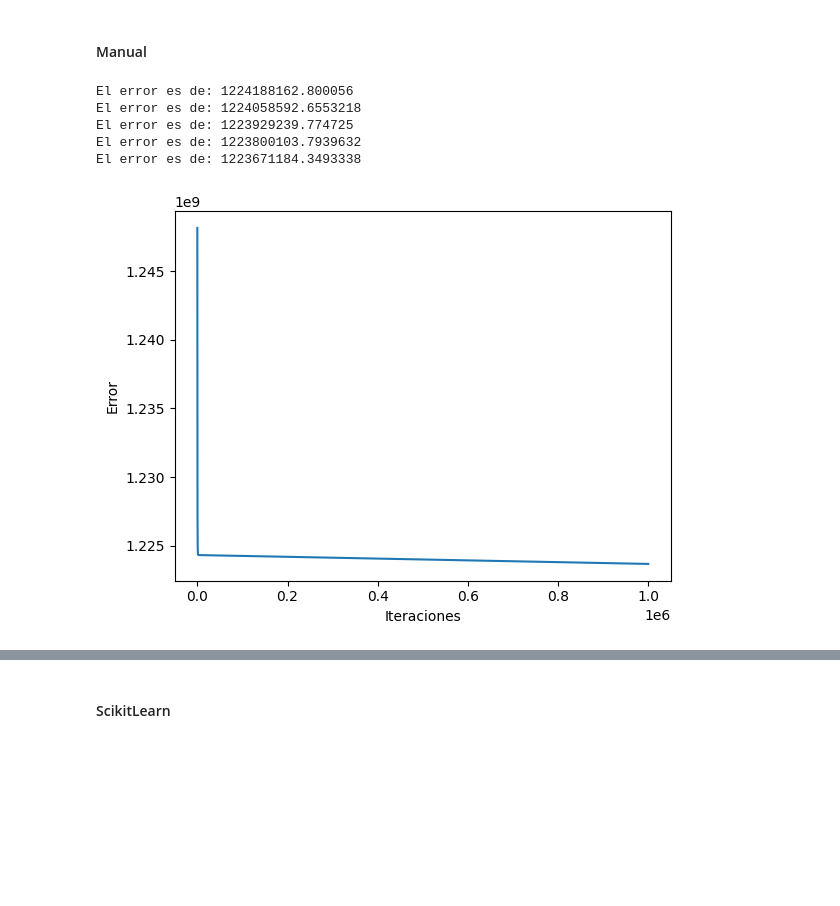
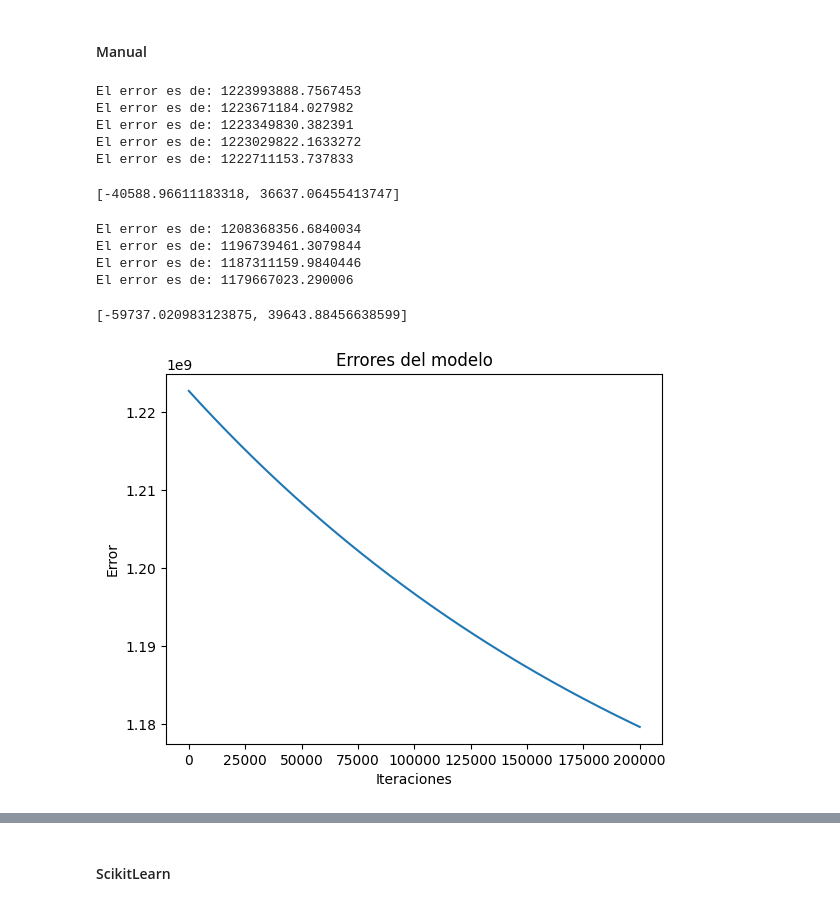
Before and after one commit to sergioguzman27/proyecto-regresion, a Jupyter notebook: main.ipynb, the cells around one changed output, grey strips where cells are left out. Cells and saved outputs as stored; diff of their text form; code cells hidden in the pictures; blank space fills up the shorter version.

```diff
--- a/main.ipynb
+++ b/main.ipynb
@@ -79,15 +11,28 @@ modelo.mostar_correlaciones()
 vector_x, vector_y = modelo.get_trainning_arrays('OverallQual')
 modelo.set_betas(-40000, 35500)
 # %%
-betas, error = modelo.entrar_modelo(vector_x, vector_y, 1000000, 200000, -0.0000001)
+betas, error = modelo.entrar_modelo(vector_x, vector_y, 5000000, 1000000, 0.00000005)
+betas[len(betas) - 1]
 # %% [output]
-El error es de: 1224188162.800056
-El error es de: 1224058592.6553218
-El error es de: 1223929239.774725
-El error es de: 1223800103.7939632
-El error es de: 1223671184.3493338
+El error es de: 1223993888.7567453
+El error es de: 1223671184.027982
+El error es de: 1223349830.382391
+El error es de: 1223029822.1633272
+El error es de: 1222711153.737833
+[-40588.96611183318, 36637.06455413747]
+# %%
+modelo.set_betas(-40588.96611183318, 36637.06455413747)
+# %%
+betas_m1, errores_m1 = modelo.entrar_modelo(vector_x, vector_y, 200000, 50000, 0.00005)
+betas_m1[len(betas_m1) - 1]
+# %% [output]
+El error es de: 1208368356.6840034
+El error es de: 1196739461.3079844
+El error es de: 1187311159.9840446
+El error es de: 1179667023.290006
+[-59737.020983123875, 39643.88456638599]
 # %%
-modelo.graficar_error()
+modelo.graficar_error(errores_m1)
 # %% [output]
-[figure, old version]
+[figure, new version]
 # %%
```
Also changed, not shown: parts of 36 cells of this notebook, 3 other files.
